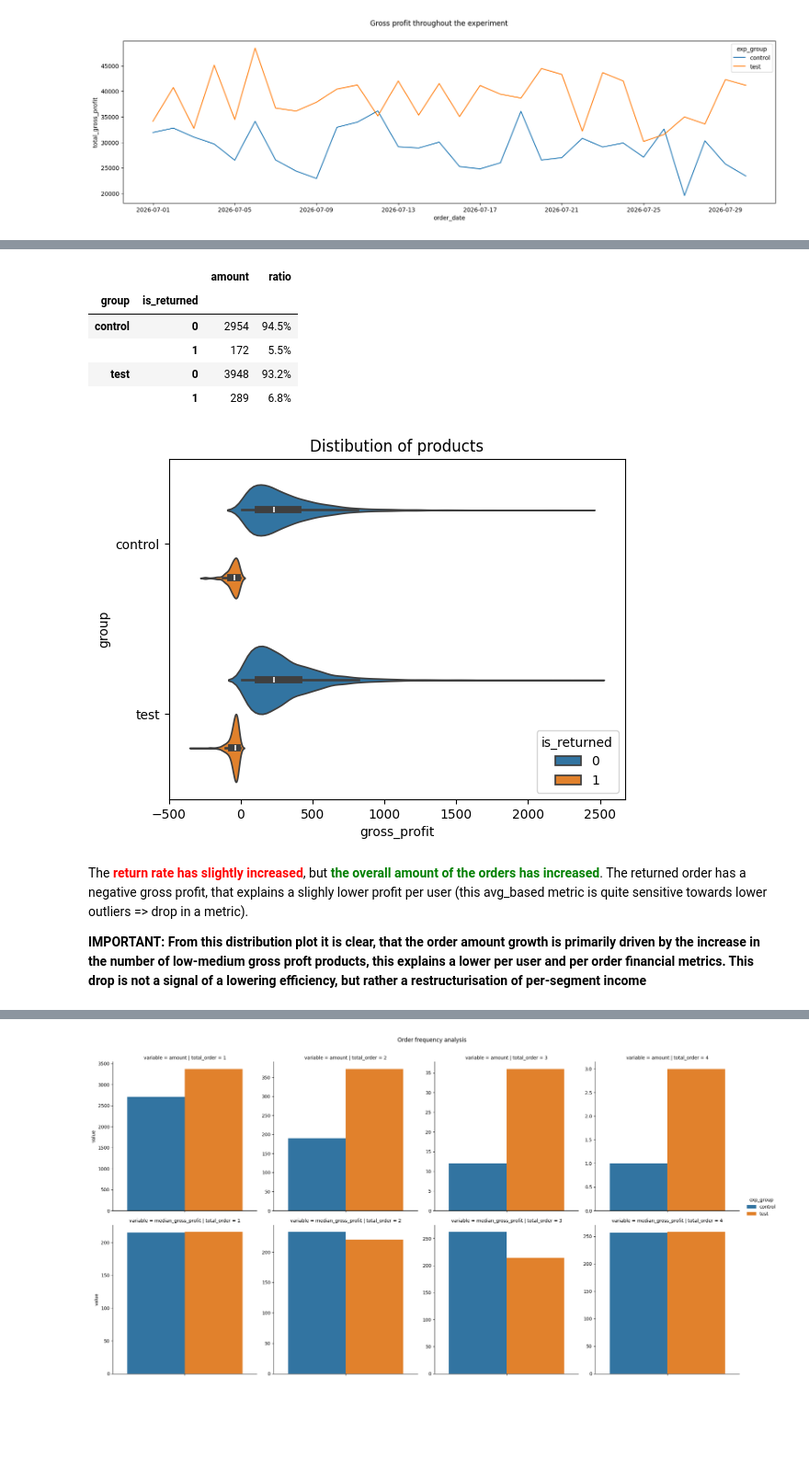
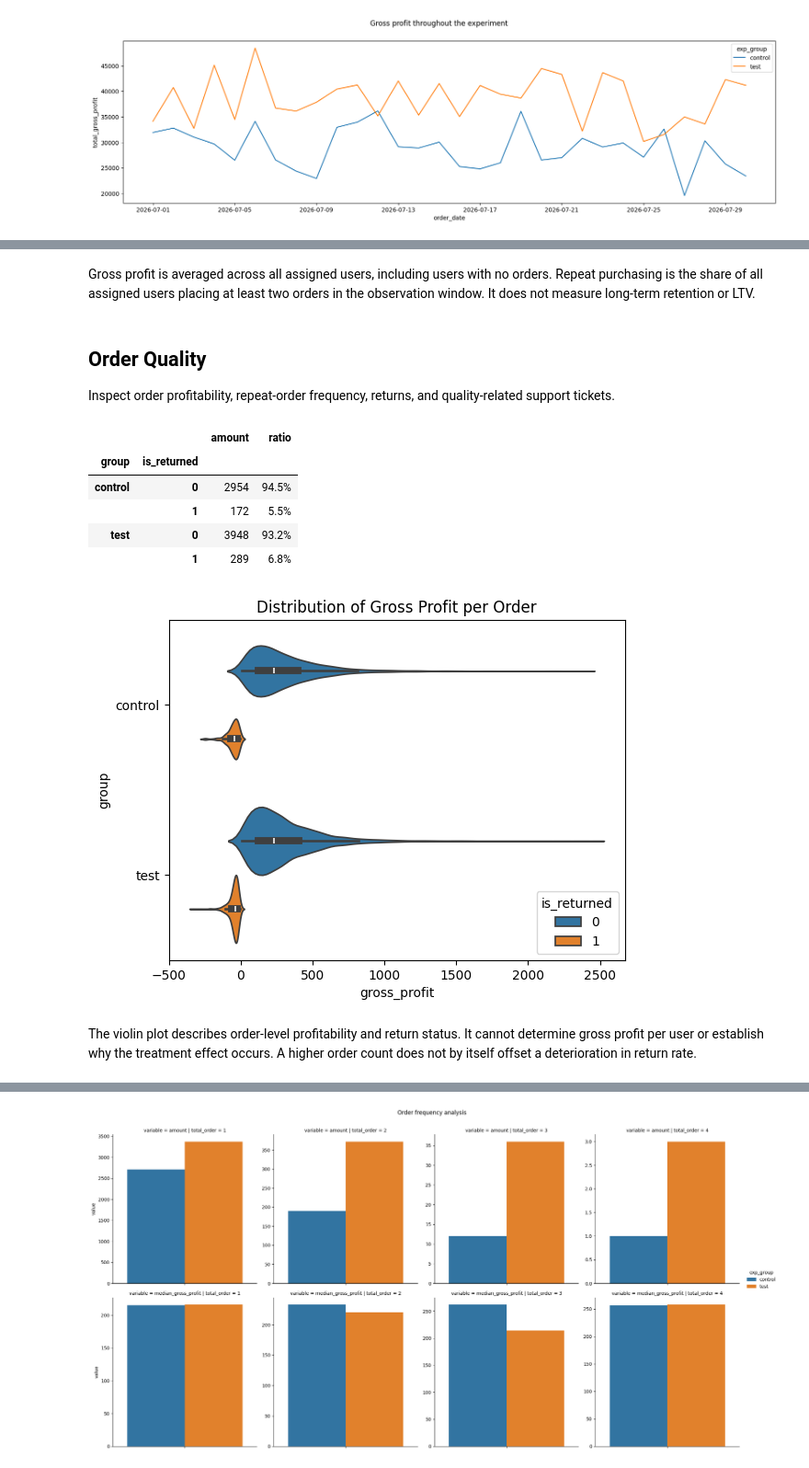
Before and after one commit to Left-for-food/Market_Flow, a Jupyter notebook: EDA.ipynb, the cells around one changed output, grey strips where cells are left out. Shown at 92% size. Saved outputs shown, nothing was run; the diff lists cells and outputs as text; code cells hidden in the pictures; blank space fills up the shorter version.

```diff
--- a/EDA.ipynb
+++ b/EDA.ipynb
@@ -434,7 +497,7 @@ with engine.connect() as conn:
                 SELECT
                     ea.experiment_group as exp_group,
                     o.order_date,
-                    COUNT(*) as user_traffic,
+                    COUNT(*) as num_orders,
                     SUM(o.gross_margin_rub) as total,
                     AVG(o.is_returned) * 100 as return_rate
                 FROM orders o
@@ -445,7 +508,7 @@ with engine.connect() as conn:
             SELECT
                 exp_group,
                 order_date,
-                user_traffic,
+                num_orders,
                 EXTRACT (ISODOW FROM order_date),
                 return_rate,
                 total as total_gross_profit,
@@ -456,7 +519,7 @@ with engine.connect() as conn:
                 )
                 /
                 NULLIF (
-                    AVG(user_traffic) OVER (
+                    AVG(num_orders) OVER (
                         PARTITION BY exp_group
                         ORDER BY order_date
                         ROWS BETWEEN 6 PRECEDING AND CURRENT ROW),
@@ -561,3 +655,9 @@ Now let's analyse the order quality, how clients interact with the system after
+# %% [markdown]
+Gross profit is averaged across all assigned users, including users with no orders. Repeat purchasing is the share of all assigned users placing at least two orders in the observation window. It does not measure long-term retention or LTV.
+# %% [markdown]
+## **Order Quality**
+
+Inspect order profitability, repeat-order frequency, returns, and quality-related support tickets.
 # %%
 with engine.connect() as conn:
     result = pd.read_sql(
@@ -567,41 +667,34 @@ with engine.connect() as conn:
                 o.user_id,
                 gross_margin_rub as gross_profit,
                 is_returned
             FROM orders o
             JOIN experiment_assignment ea
                 ON o.user_id = ea.user_id
         """), conn
     )
 
-profit = result.groupby('user_id').gross_profit.sum()
-orders = result.groupby('user_id').size()
-returns = result.groupby('user_id').is_returned.sum()
-repeat = (orders >= 2).astype(int)
-
 df = result.groupby(['group', 'is_returned']).agg(median=('gross_profit', 'median'), amount=('gross_profit', 'count'))
 
 df['group_total'] = df.groupby('group')['amount'].transform('sum')
 df['ratio'] = (df.amount / df.group_total * 100).map('{:.1f}%'.format)
 display(df[['amount', 'ratio']])
 
 g = sns.violinplot(
     data=result,
     y='group',
     x='gross_profit',
     hue='is_returned',
     density_norm='count'
 );
 
-g.set_title('Distibution of products');
+g.set_title('Distribution of Gross Profit per Order');
 # %% [output]
 |  |  | amount | ratio |
 | group | is_returned |  |  |
 | control | 0 | 2954 | 94.5% |
 |  | 1 | 172 | 5.5% |
 | test | 0 | 3948 | 93.2% |
 |  | 1 | 289 | 6.8% |
-[figure, old version]
+[figure, new version]
-# %% [markdown]
-The <span style="color: red;">**return rate has slightly increased**</span>, but <span style="color: green;">**the overall amount of the orders has increased**</span>. The returned order has a negative gross profit, that explains a slighly lower profit per user (this avg_based metric is quite sensitive towards lower outliers => drop in a metric).
-
-**IMPORTANT: From this distribution plot it is clear, that the order amount growth is primarily driven by the increase in the number of low-medium gross proft products, this explains a lower per user and per order financial metrics. This drop is not a signal of a lowering efficiency, but rather a restructurisation of per-segment income**
+# %% [markdown]
+The violin plot describes order-level profitability and return status. It cannot determine gross profit per user or establish why the treatment effect occurs. A higher order count does not by itself offset a deterioration in return rate.
```
Also changed, not shown: parts of 59 cells of this notebook, 3 other files.
